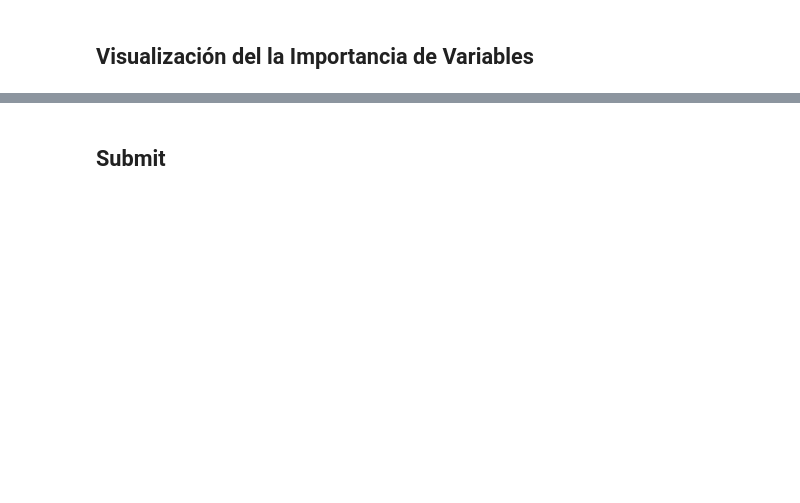
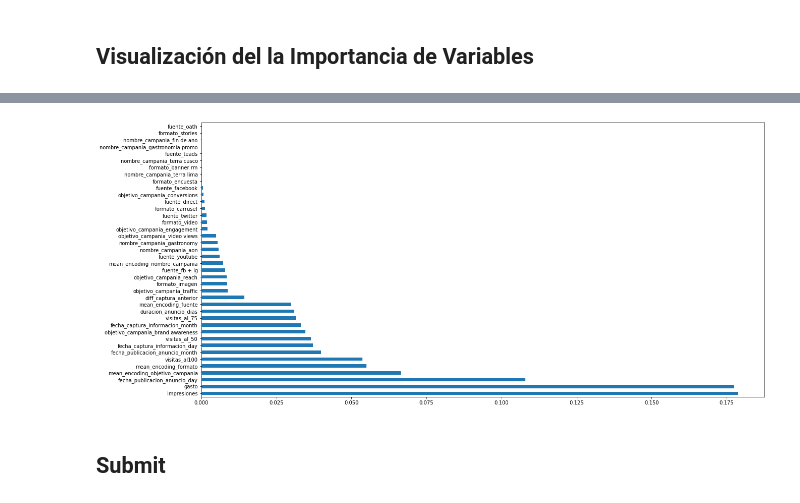
Before and after one commit to MiltonCalamaro/Datathon-Backus-2021, a Jupyter notebook: notebooks/solucion_final.ipynb, the cells around one changed output, grey strips where cells are left out. Cells and saved outputs as stored; diff of their text form; code cells hidden in the pictures; blank space fills up the shorter version.

```diff
--- a/notebooks/solucion_final.ipynb
+++ b/notebooks/solucion_final.ipynb
@@ -275,3 +305,8 @@ features_importances.nlargest(40).plot(kind='barh', figsize=(20,10));
+# %%
+%matplotlib inline
+features_importances.nlargest(40).plot(kind='barh', figsize=(20,10));
+# %% [output]
+[figure, added]
 # %% [markdown]
 ## Submit
 # %%
```
Also changed, not shown: parts of 17 cells of this notebook, 2 other files.
